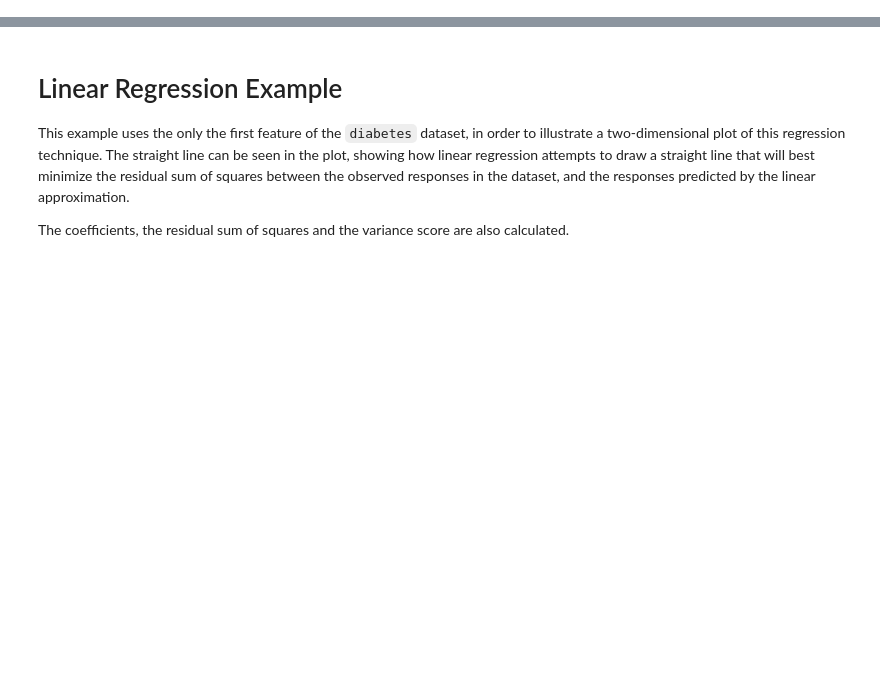
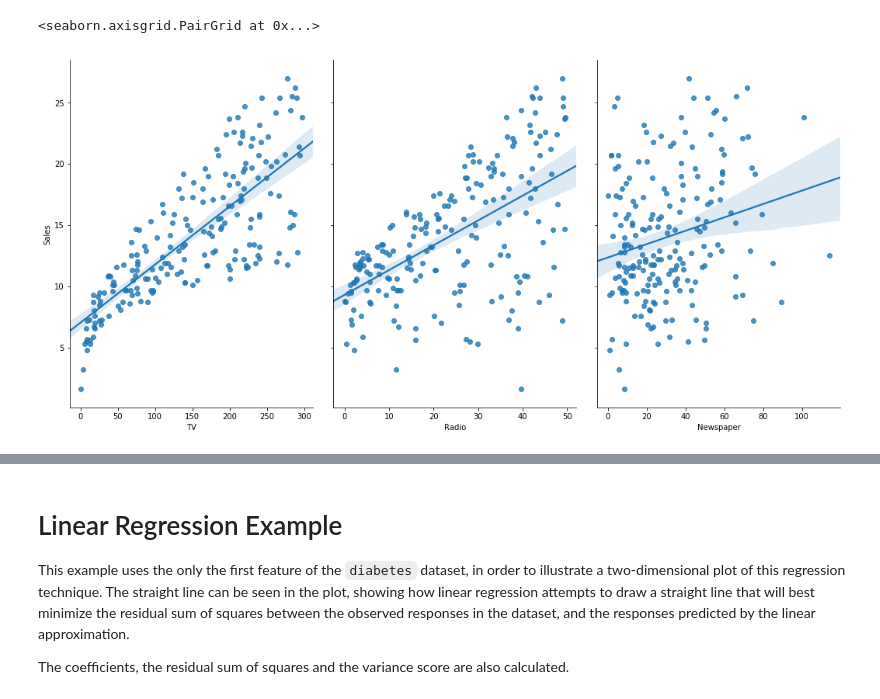
Before and after one commit to ckraju/scikit-learn-videos, a Jupyter notebook: 06_linear_regression.ipynb, the cells around one changed output, grey strips where cells are left out. Drawn from its saved outputs; the diff is of its cells as text; code cells hidden in the pictures; blank space fills up the shorter version.

```diff
--- a/06_linear_regression.ipynb
+++ b/06_linear_regression.ipynb
@@ -0,0 +31,6 @@
+# %%
+# read CSV file from the 'data' subdirectory using a relative path
+data = pd.read_csv('data/Advertising.csv', index_col=0)
+
+# display the first 5 rows
+data.head()
@@ -0,0 +89,6 @@
+# %%
+# visualize the relationship between the features and the response using scatterplots
+sns.pairplot(data, x_vars=['TV','Radio','Newspaper'], y_vars='Sales', size=7, aspect=0.7, kind='reg')
+# %% [output]
+<seaborn.axisgrid.PairGrid at 0x...>
+[figure, added]
```
Also changed, not shown: parts of 48 cells of this notebook.
